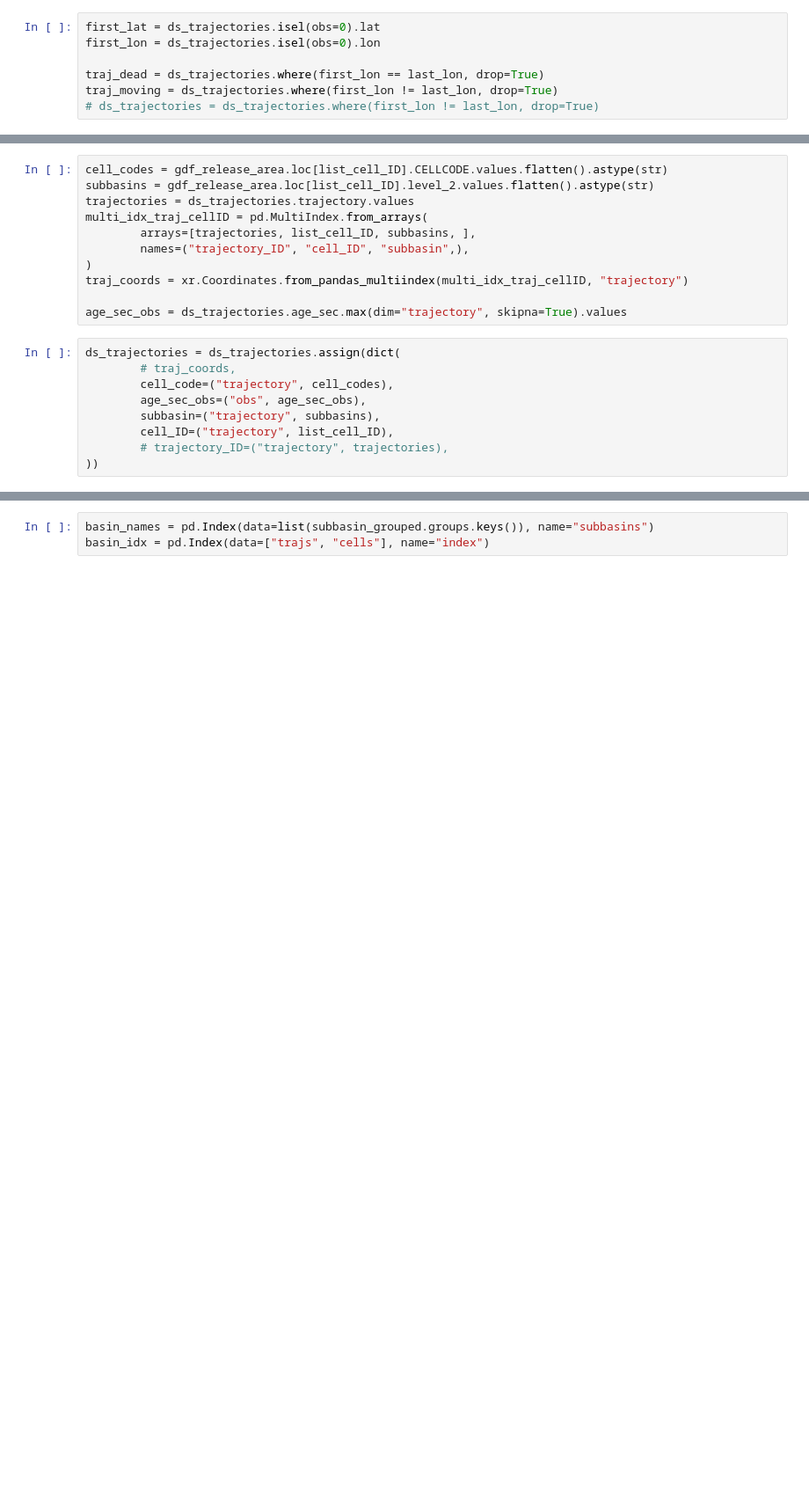
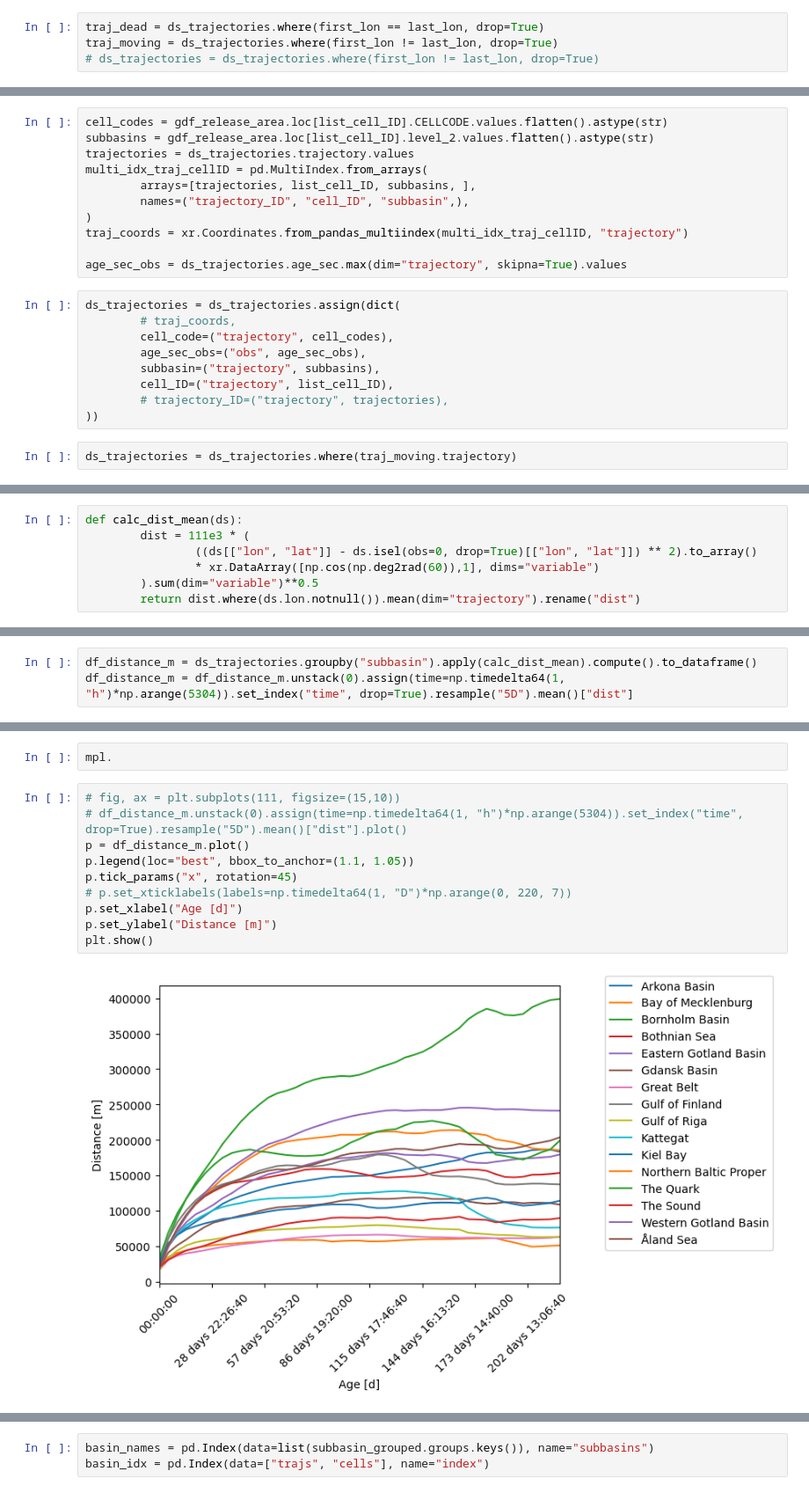
Before and after one commit to geomar-od-lagrange/2025_fucus-dispersal, a Jupyter notebook: notebooks/FucusVisualization.ipynb, the cells around one changed output, grey strips where cells are left out. Shown at 88% size. Drawn from its saved outputs; the diff is of its cells as text; blank space fills up the shorter version.

```diff
--- a/notebooks/FucusVisualization.ipynb
+++ b/notebooks/FucusVisualization.ipynb
@@ -140,9 +219,6 @@ last_lat = last_step.lat
 
 # last_step.to_dataframe()[["lat", "lon", "lat_diff", "lon_diff", "obs", "release_date", "age_sec"]].describe()
 # %%
-first_lat = ds_trajectories.isel(obs=0).lat
-first_lon = ds_trajectories.isel(obs=0).lon
-
 traj_dead = ds_trajectories.where(first_lon == last_lon, drop=True)
 traj_moving = ds_trajectories.where(first_lon != last_lon, drop=True)
 # ds_trajectories = ds_trajectories.where(first_lon != last_lon, drop=True)
@@ -179,4 +255,6 @@ ds_trajectories = ds_trajectories.assign(dict(
         cell_ID=("trajectory", list_cell_ID),
         # trajectory_ID=("trajectory", trajectories),
 ))
+# %%
+ds_trajectories = ds_trajectories.where(traj_moving.trajectory)
 # %%
@@ -273,0 +386,7 @@ sns.lineplot(
+# %%
+def calc_dist_mean(ds):
+        dist = 111e3 * (
+                ((ds[["lon", "lat"]] - ds.isel(obs=0, drop=True)[["lon", "lat"]]) ** 2).to_array()
+                * xr.DataArray([np.cos(np.deg2rad(60)),1], dims="variable")
+        ).sum(dim="variable")**0.5
+        return dist.where(ds.lon.notnull()).mean(dim="trajectory").rename("dist")
@@ -273,0 +397,3 @@ sns.lineplot(
+# %%
+df_distance_m = ds_trajectories.groupby("subbasin").apply(calc_dist_mean).compute().to_dataframe()
+df_distance_m = df_distance_m.unstack(0).assign(time=np.timedelta64(1, "h")*np.arange(5304)).set_index("time", drop=True).resample("5D").mean()["dist"]
@@ -273,0 +407,14 @@ sns.lineplot(
+# %%
+mpl.
+# %%
+# fig, ax = plt.subplots(111, figsize=(15,10))
+# df_distance_m.unstack(0).assign(time=np.timedelta64(1, "h")*np.arange(5304)).set_index("time", drop=True).resample("5D").mean()["dist"].plot()
+p = df_distance_m.plot()
+p.legend(loc="best", bbox_to_anchor=(1.1, 1.05))
+p.tick_params("x", rotation=45)
+# p.set_xticklabels(labels=np.timedelta64(1, "D")*np.arange(0, 220, 7))
+p.set_xlabel("Age [d]")
+p.set_ylabel("Distance [m]")
+plt.show()
+# %% [output]
+[figure, added]
```
Also changed, not shown: parts of 44 cells of this notebook.
